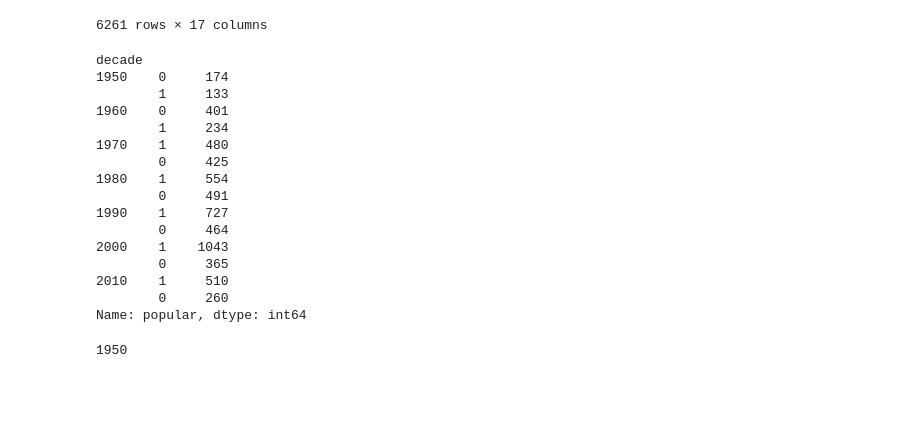
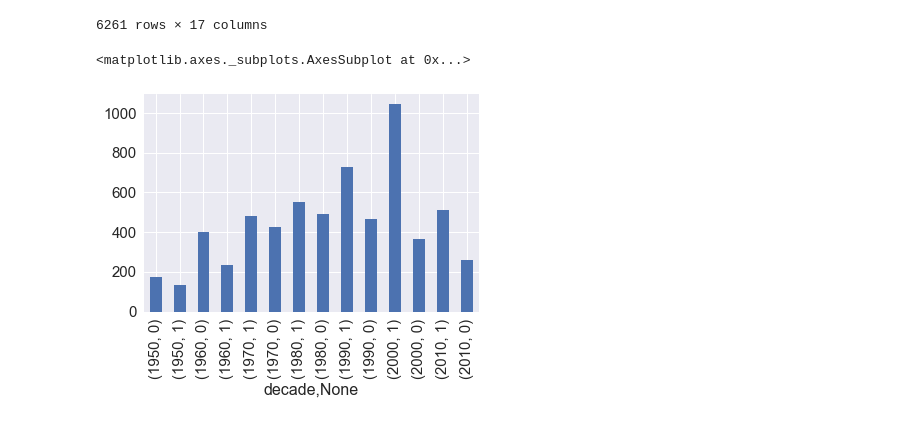
Before and after one commit to melerz/intro-data, a Jupyter notebook: billabord/main.ipynb, the cells around one changed output. Cells and saved outputs as stored; diff of their text form; code cells hidden in the pictures; blank space fills up the shorter version.

```diff
--- a/billabord/main.ipynb
+++ b/billabord/main.ipynb
@@ -476,25 +494,7 @@ all_songs_wo_dups
 | 0 | 0.068200 | Broken Bells | 6dgwEwnK0YtDfS9XhRwBTG | 0.610 | 2010 | 232200 | 0.6370 | indie | 5cwN1htZyoWqZCc33f3RfE | ... |
 6261 rows × 17 columns
 # %%
-all_songs_wo_dups.groupby('decade').apply(lambda x:x['popular'].value_counts())
+all_songs.groupby('decade').apply(lambda x:x['popular'].value_counts()).plot(kind='bar')
 # %% [output]
-decade
-1950    0     174
-        1     133
-1960    0     401
-        1     234
-1970    1     480
-        0     425
-1980    1     554
-        0     491
-1990    1     727
-        0     464
-2000    1    1043
-        0     365
-2010    1     510
-        0     260
-Name: popular, dtype: int64
+<matplotlib.axes._subplots.AxesSubplot at 0x...>
+[figure, added]
-# %%
-get_year('Andrews Sisters','i wanna be loved')
-# %% [output]
-1950
```
Also changed, not shown: parts of 13 cells of this notebook.
